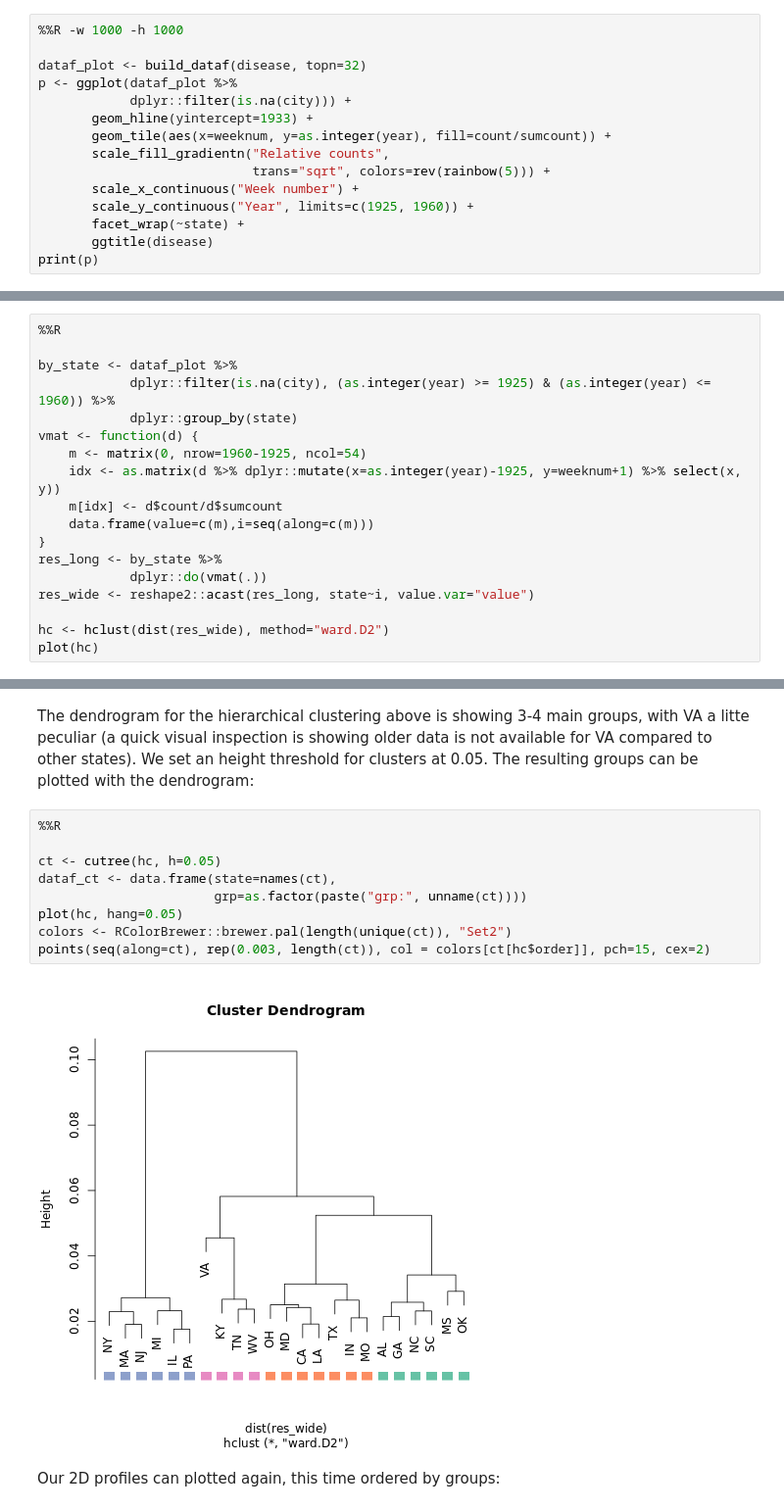
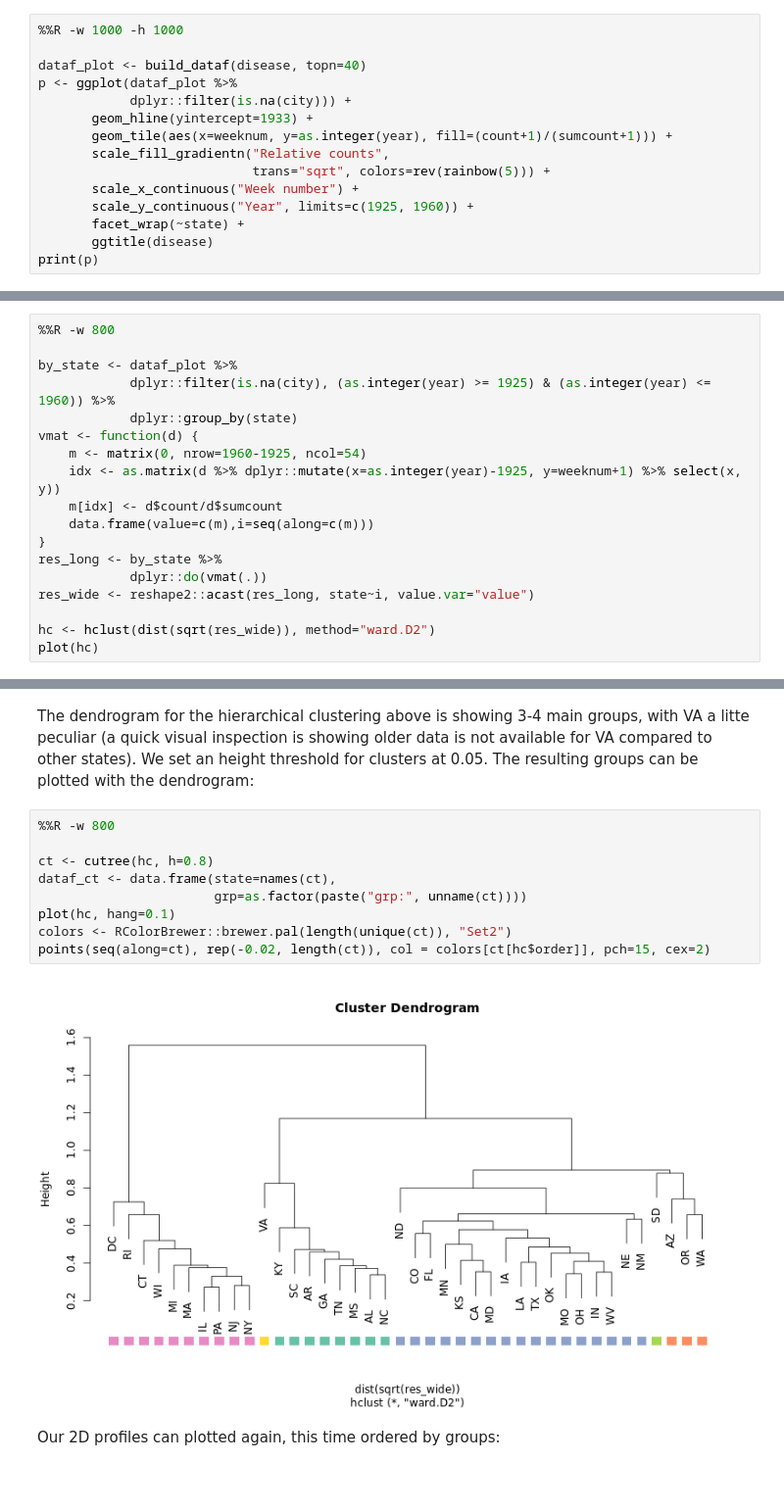
Before and after one commit to lgautier/project-tycho-utilities, a Jupyter notebook: notebook/measles_and_diphteria.ipynb, the cells around one changed output, grey strips where cells are left out. Shown at 98% size. Saved outputs shown, nothing was run; the diff lists cells and outputs as text; blank space fills up the shorter version.

```diff
--- a/notebook/measles_and_diphteria.ipynb
+++ b/notebook/measles_and_diphteria.ipynb
@@ -235,11 +269,11 @@ The two main groups of patterns can still be observed when looking at a larger n
 # %%
 %%R -w 1000 -h 1000
 
-dataf_plot <- build_dataf(disease, topn=32)
+dataf_plot <- build_dataf(disease, topn=40)
 p <- ggplot(dataf_plot %>%
             dplyr::filter(is.na(city))) +
        geom_hline(yintercept=1933) +
-       geom_tile(aes(x=weeknum, y=as.integer(year), fill=count/sumcount)) +
+       geom_tile(aes(x=weeknum, y=as.integer(year), fill=(count+1)/(sumcount+1))) +
        scale_fill_gradientn("Relative counts",
                             trans="sqrt", colors=rev(rainbow(5))) +
        scale_x_continuous("Week number") +
@@ -252,7 +286,7 @@ print(p)
 # %% [markdown]
 A crude way to group the states is to flatten the array year-times-week-number and use the resulting vector for each state to mesure a distance between them (the states). This is not unlike what is done when preparing vectors from images for eigenfaces, but we are solely after grouping the state-level pattern. Hierarchical cluster is an easy way to look this:
 # %%
-%%R
+%%R -w 800
 
 by_state <- dataf_plot %>%
             dplyr::filter(is.na(city), (as.integer(year) >= 1925) & (as.integer(year) <= 1960)) %>%
@@ -267,6 +301,6 @@ res_long <- by_state %>%
             dplyr::do(vmat(.))
 res_wide <- reshape2::acast(res_long, state~i, value.var="value")
 
-hc <- hclust(dist(res_wide), method="ward.D2")
+hc <- hclust(dist(sqrt(res_wide)), method="ward.D2")
 plot(hc)
 # %% [output]
@@ -274,16 +308,16 @@ plot(hc)
 # %% [markdown]
 The dendrogram for the hierarchical clustering above is showing 3-4 main groups, with VA a litte peculiar (a quick visual inspection is showing older data is not available for VA compared to other states). We set an height threshold for clusters at 0.05. The resulting groups can be plotted with the dendrogram:
 # %%
-%%R
+%%R -w 800
 
-ct <- cutree(hc, h=0.05)
+ct <- cutree(hc, h=0.8)
 dataf_ct <- data.frame(state=names(ct),
                        grp=as.factor(paste("grp:", unname(ct))))
-plot(hc, hang=0.05)
+plot(hc, hang=0.1)
 colors <- RColorBrewer::brewer.pal(length(unique(ct)), "Set2")
-points(seq(along=ct), rep(0.003, length(ct)), col = colors[ct[hc$order]], pch=15, cex=2)
+points(seq(along=ct), rep(-0.02, length(ct)), col = colors[ct[hc$order]], pch=15, cex=2)
 # %% [output]
-[figure, old version]
+[figure, new version]
 # %% [markdown]
 Our 2D profiles can plotted again, this time ordered by groups:
 # %%
```
Also changed, not shown: parts of 18 cells of this notebook.
